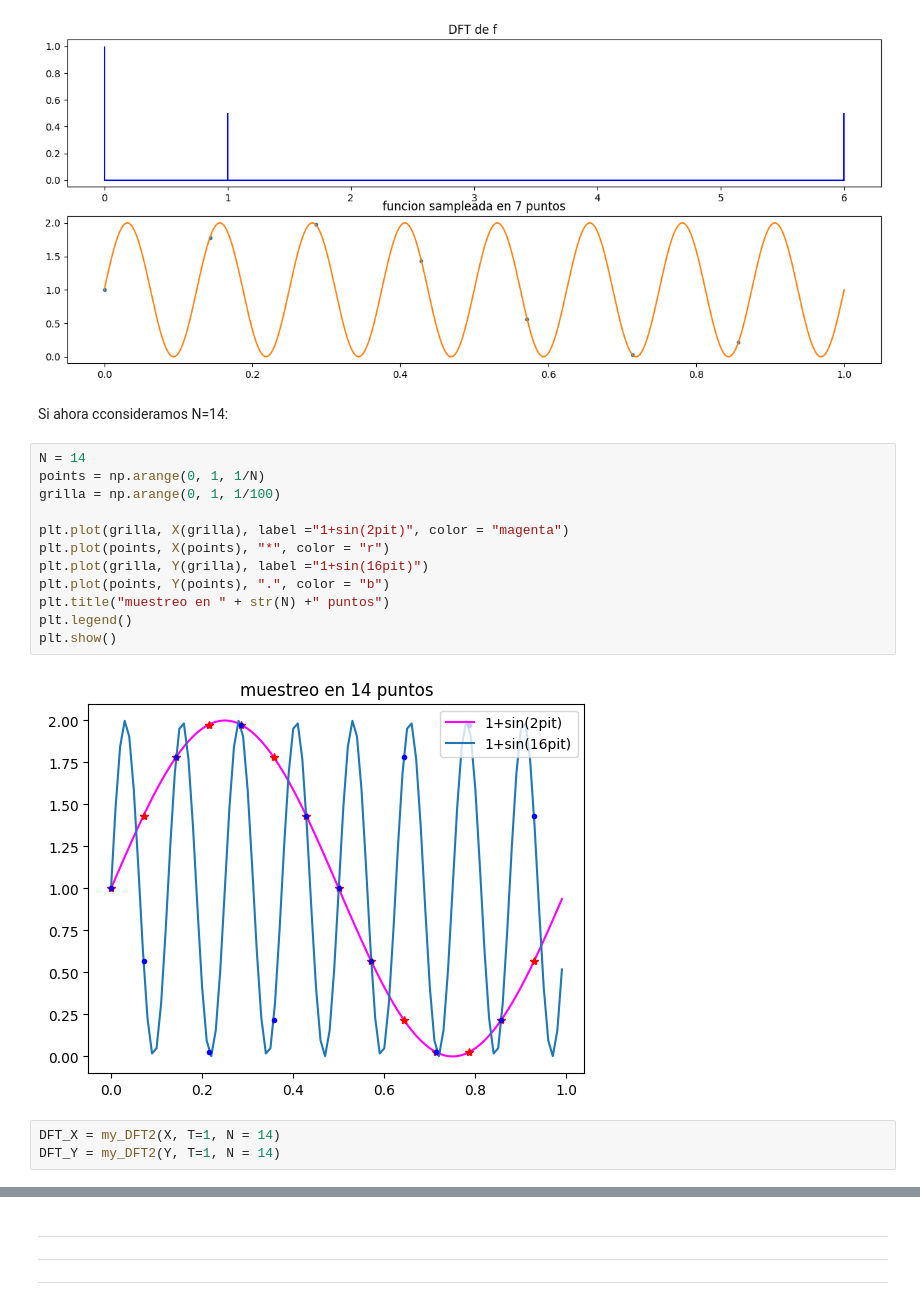
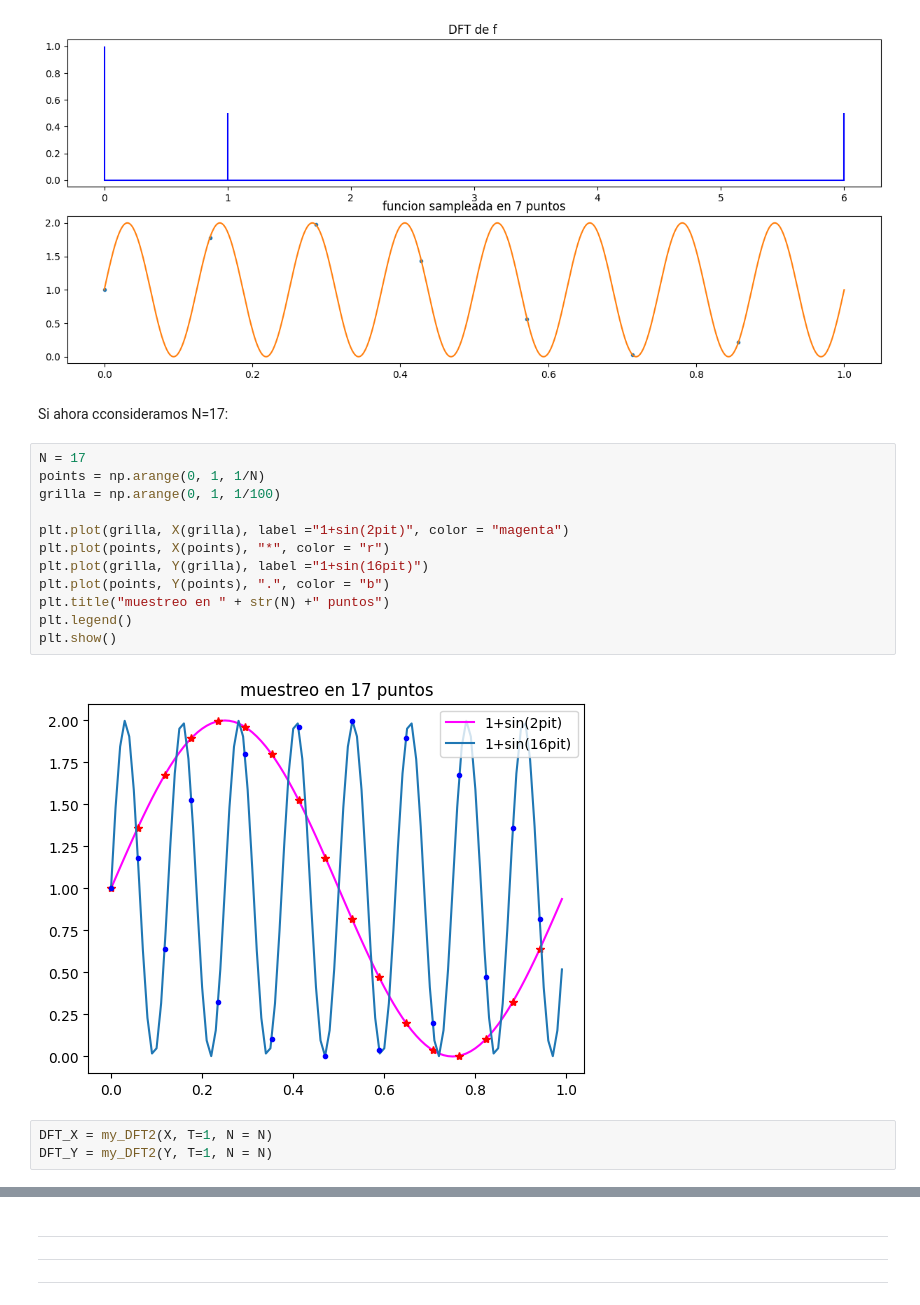
Before and after one commit to binaria010/Mate2B, a Jupyter notebook: Segunda Parte/Fourier/Clase8.ipynb, the cells around one changed output, grey strips where cells are left out. Cells and saved outputs as stored; diff of their text form.

```diff
--- a/Segunda Parte/Fourier/Clase8.ipynb
+++ b/Segunda Parte/Fourier/Clase8.ipynb
@@ -343,21 +360,21 @@ plot_f_and_fft(Y, DFT_Y, T=1)
 # %% [output]
 [figure]
 # %% [markdown]
-Si ahora cconsideramos N=14:
+Si ahora cconsideramos N=17:
 # %%
-N = 14
+N = 17
 points = np.arange(0, 1, 1/N)
 grilla = np.arange(0, 1, 1/100)
 
 plt.plot(grilla, X(grilla), label ="1+sin(2pit)", color = "magenta")
 plt.plot(points, X(points), "*", color = "r")
 plt.plot(grilla, Y(grilla), label ="1+sin(16pit)")
 plt.plot(points, Y(points), ".", color = "b")
 plt.title("muestreo en " + str(N) +" puntos")
 plt.legend()
 plt.show()
 # %% [output]
-[figure, old version]
+[figure, new version]
 # %%
-DFT_X = my_DFT2(X, T=1, N = 14)
-DFT_Y = my_DFT2(Y, T=1, N = 14)
+DFT_X = my_DFT2(X, T=1, N = N)
+DFT_Y = my_DFT2(Y, T=1, N = N)
```
Also changed, not shown: parts of 17 cells of this notebook.
